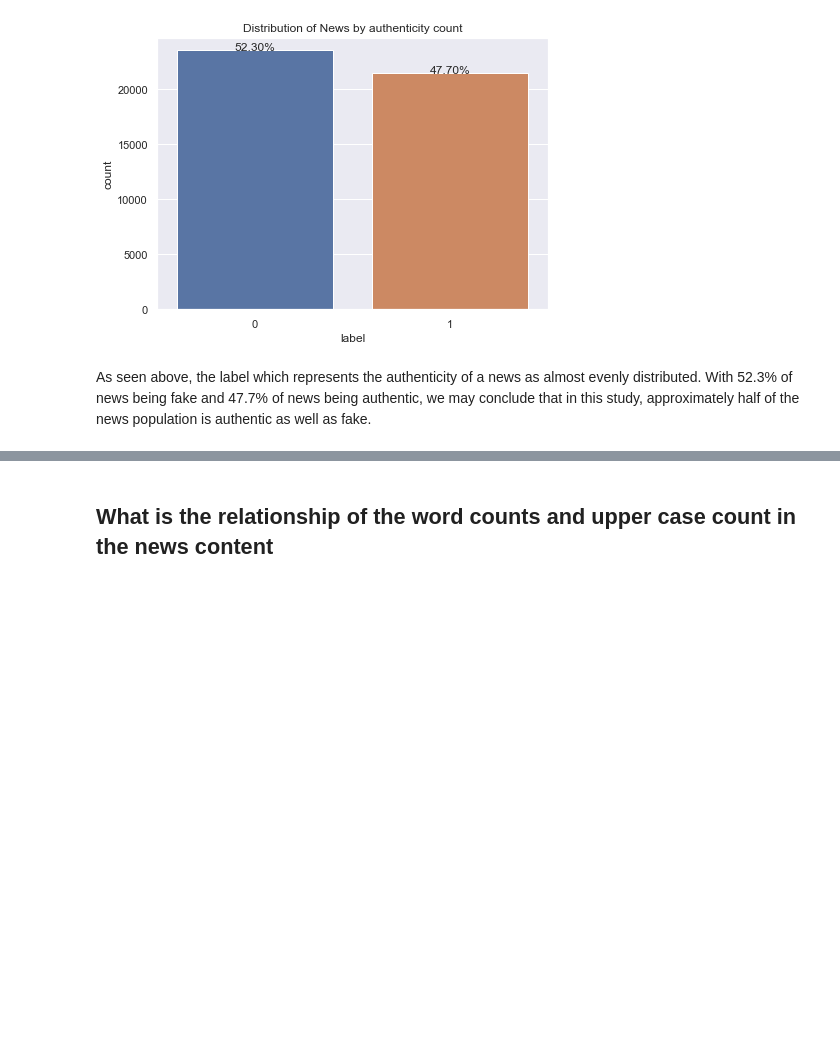
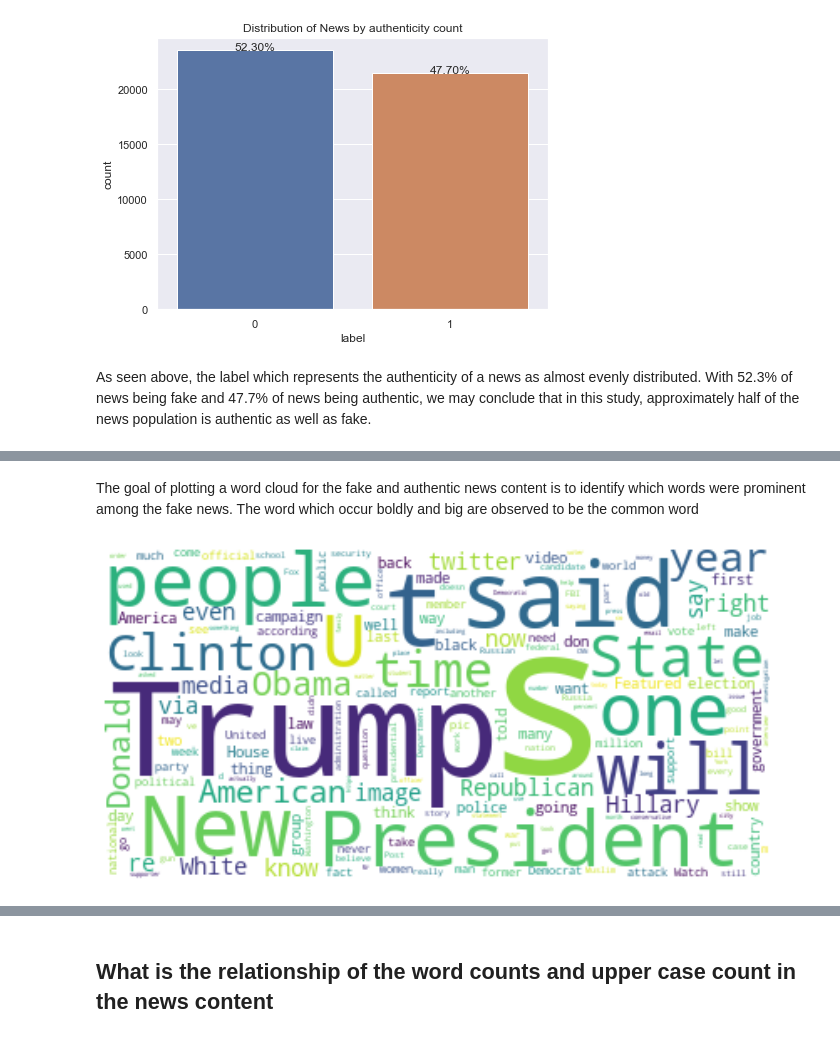
Before and after one commit to ayomie/news-classifier-model, a Jupyter notebook: notebook.ipynb, the cells around one changed output, grey strips where cells are left out. Cells and saved outputs as stored; diff of their text form; code cells hidden in the pictures; blank space fills up the shorter version.

```diff
--- a/notebook.ipynb
+++ b/notebook.ipynb
@@ -250,0 +274,17 @@ As seen above, the label which represents the authenticity of a news as almost e
+# %%
+def plot_wordcloud(text, image_name=None):
+    word_cloud = WordCloud(collocations = False, background_color = 'white').generate(text)
+    plt.figure(figsize=(12,8))
+    plt.imshow(fake_data_word_cloud, interpolation='bilinear')
+    plt.axis("off")
+    plt.show()
+    word_cloud.to_file(image_name)
+# %%
+fake_data_text = " ".join(title for title in fake_data.text)
+true_data_text = " ".join(title for title in true_data.text)
+# %% [markdown]
+The goal of plotting a word cloud for the fake and authentic news content is to identify which words were prominent among the fake news. The word which occur boldly and big are observed to be the common word
+# %%
+plot_wordcloud(fake_data_text, "fake_wordcloud.png")
+# %% [output]
+[figure, added]
```
Also changed, not shown: parts of 41 cells of this notebook, 14 other files.
